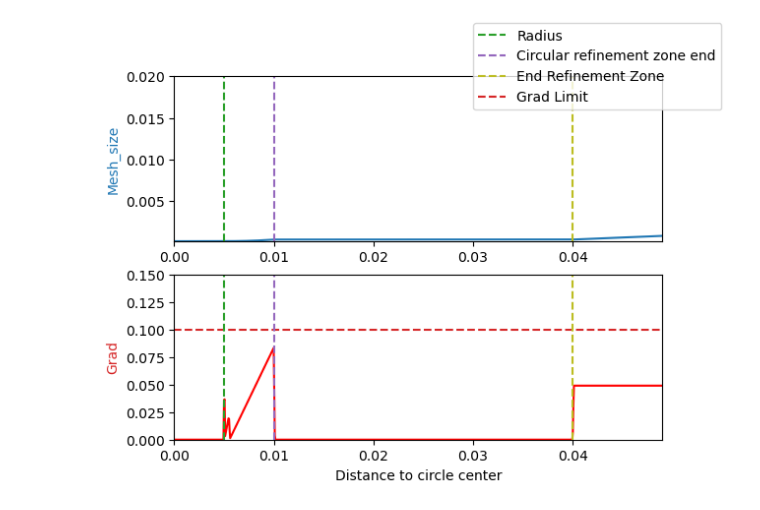
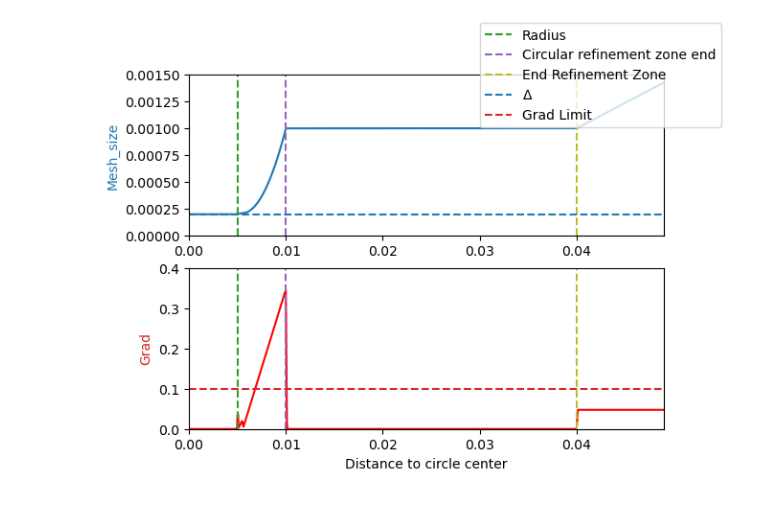
Before and after one commit to XerusN/gmsh-scripting, a Jupyter notebook: visualization.ipynb, the cells around one changed output. Cells and saved outputs as stored; diff of their text form; code cells hidden in the pictures.

Commit message:
visualize change

```diff
--- a/visualization.ipynb
+++ b/visualization.ipynb
@@ -61,7 +61,7 @@ global_mesh_size = diameter*2
 # refinement zone around the cylinder
 length_refinement = diameter
 length_refinement_downstream = 4*diameter
-refined_mesh_size = 2*diameter/n_points_cyl
+refined_mesh_size = 5*diameter/n_points_cyl
 
 centers = [(0, 0)]
 # %%
@@ -129,38 +129,39 @@ def plot_grad(res: int):
    plt.show()
 
 def plot_1d(res):
+   delta = diameter/n_points_cyl
    fig, axs = plt.subplots(2, 1)
    ax = axs[0]
    ax2 = axs[1]
    grid = create_grid(res, length_upstream + length_downstream, -length_upstream)
    size = mesh(grid)
    ax.plot(grid[0][:, 0], size[:, 0], color='tab:blue')
    ax.set_ylabel("Mesh_size", color='tab:blue')
    ax.axline((diameter/2., 0.), (diameter/2., 1.), label='Radius', ls='--', color='tab:green')
    ax.axline((diameter, 0.), (diameter, 1.), label='Circular refinement zone end', ls='--', color='tab:purple')
    ax.axline((4*diameter, 0.), (4*diameter, 1.), label='End Refinement Zone', ls='--', color='tab:olive')
    ax.axline((0., delta), (1., delta), label=r'$\Delta$', ls='--', color='tab:blue')
    delta = diameter/n_points_cyl
-   ax.set_ylim([delta*0.90, global_mesh_size])
+   ax.set_ylim([0., 0.0015])
    ax.set_xlim([0., 0.049])
 
    ax2.set_xlim([0., 0.049])
    ax2.plot(grid[0][:, 0], abs(grad_1d(grid, size)), color='red')
-   ax2.set_ylim([0., 0.15])
+   ax2.set_ylim([0., 0.4])
    ax2.set_ylabel("Grad", color='tab:red')
    ax2.axline((0., 0.1), (1., 0.1), label='Grad Limit', ls='--', color='tab:red')
    ax2.axline((diameter/2., 0.), (diameter/2., 1.), ls='--', color='tab:green')
    ax2.axline((diameter, 0.), (diameter, 1.), ls='--', color='tab:purple')
    ax2.axline((4*diameter, 0.), (4*diameter, 1.), ls='--', color='tab:olive')
    ax2.set_xlabel('Distance to circle center')
 
    fig.legend()
    fig.savefig("1d.png", dpi = 300)
    fig.show()
 
 # plot(1000)
 # plot_grad(10000)
 plot_1d(10000)
 # plot_2d(1000)
 # %% [output]
-[figure, old version]
+[figure, new version]
```
